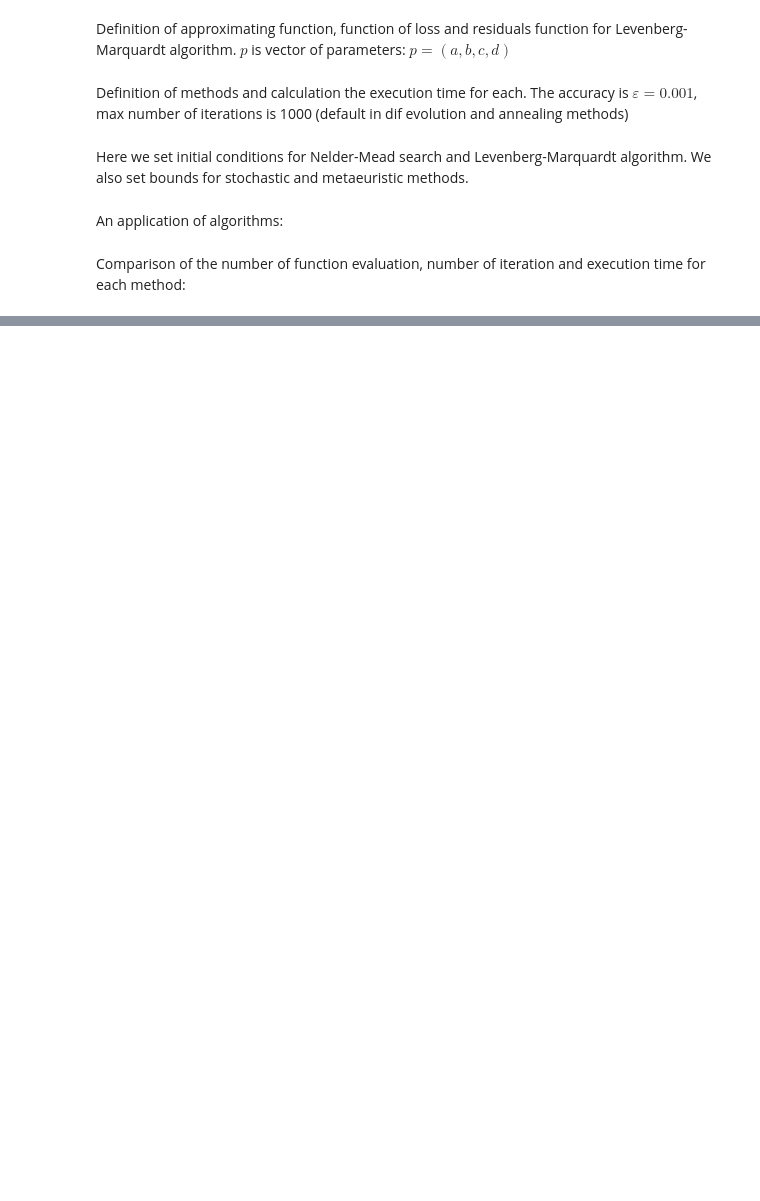
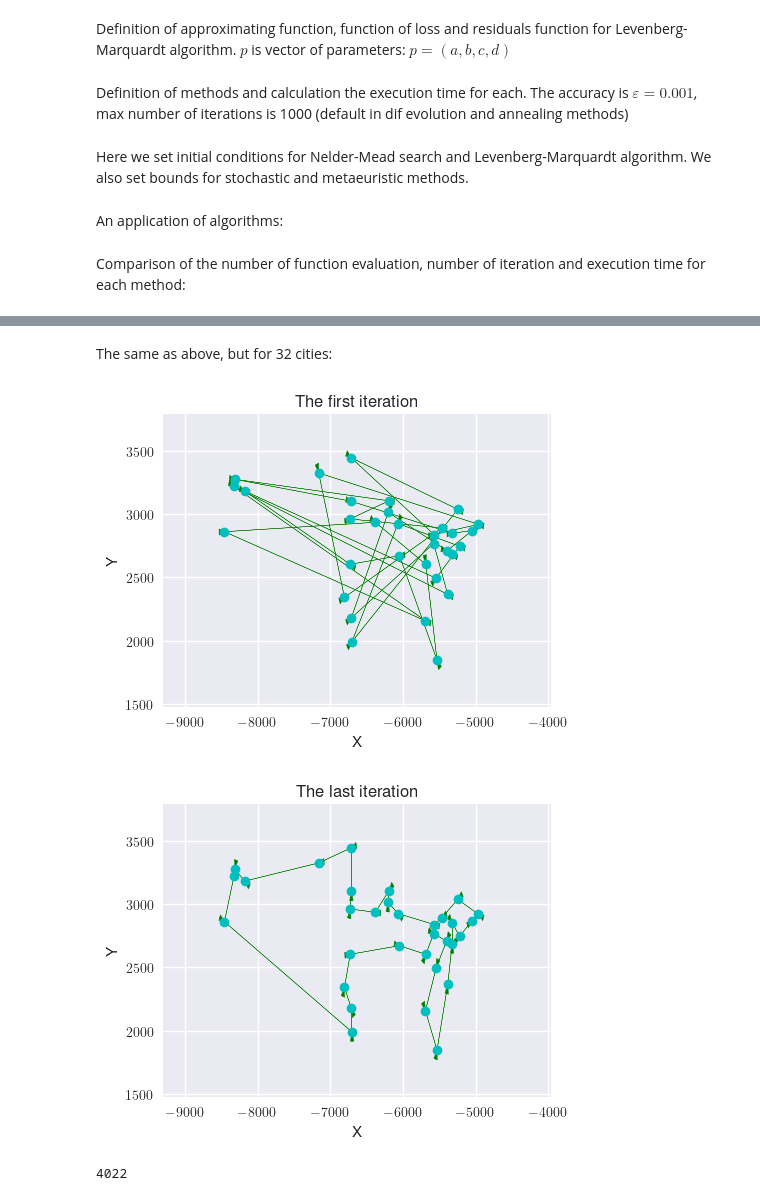
Before and after one commit to anafisa/Analysis-and-development-of-algorithms, a Jupyter notebook: Lab 4. Algorithms for unconstrained nonlinear optimization/Lab 4.ipynb, the cells around one changed output, grey strips where cells are left out. Saved outputs shown, nothing was run; the diff lists cells and outputs as text; code cells hidden in the pictures; blank space fills up the shorter version.

```diff
--- a/Lab 4. Algorithms for unconstrained nonlinear optimization/Lab 4.ipynb
+++ b/Lab 4. Algorithms for unconstrained nonlinear optimization/Lab 4.ipynb
@@ -174,0 +202,14 @@ plt.savefig("".join((fgnm)))
+# %% [markdown]
+The same as above, but for 32 cities:
+# %%
+coords = coords[:32]
+sa = SimAnneal(coords, stopping_iter=5000)
+
+sa.anneal()
+sa.visualize_first_step()
+sa.visualize_routes()
+sa.iteration
+# %% [output]
+[figure, added]
+[figure, added]
+4022
```
Also changed, not shown: parts of 16 cells of this notebook.
